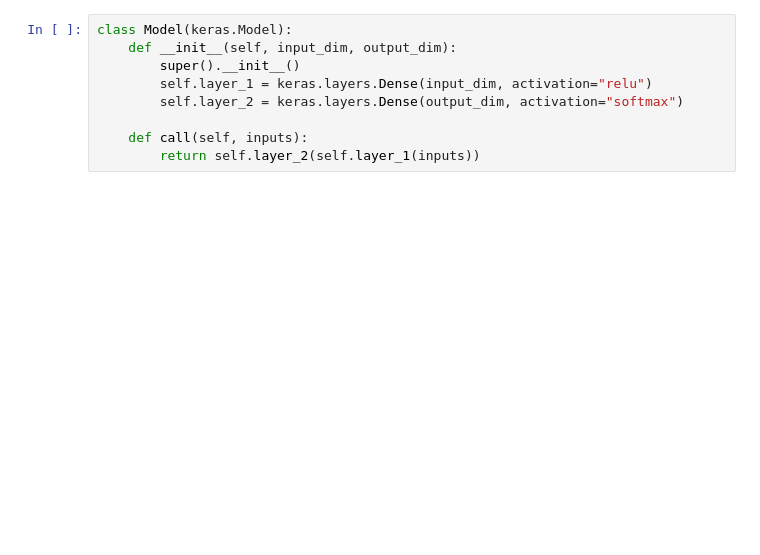
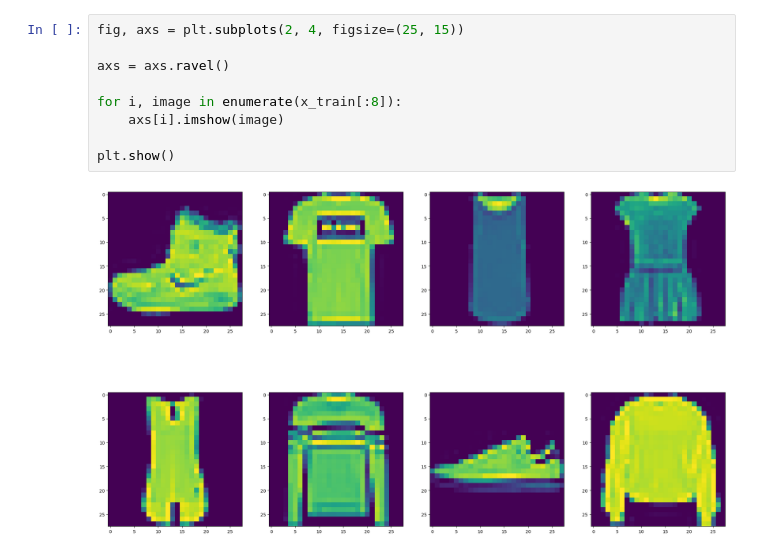
Before and after one commit to K-T-P/Computational-Intelligence-Course-Assignments, a Jupyter notebook: CI_HW2/Q5.ipynb, the cells around one changed output. Saved outputs shown, nothing was run; the diff lists cells and outputs as text; blank space fills up the shorter version.

```diff
--- a/CI_HW2/Q5.ipynb
+++ b/CI_HW2/Q5.ipynb
@@ -19,9 +12,11 @@ Downloading data from https://storage.googleapis.com/tensorflow/tf-keras-dataset
-# %%
-class Model(keras.Model):
-    def __init__(self, input_dim, output_dim):
-        super().__init__()
-        self.layer_1 = keras.layers.Dense(input_dim, activation="relu")
-        self.layer_2 = keras.layers.Dense(output_dim, activation="softmax")
-
-    def call(self, inputs):
-        return self.layer_2(self.layer_1(inputs))
+# %%
+fig, axs = plt.subplots(2, 4, figsize=(25, 15))
+
+axs = axs.ravel()
+
+for i, image in enumerate(x_train[:8]):
+    axs[i].imshow(image)
+
+plt.show()
+# %% [output]
+[figure, added]
```
Also changed, not shown: parts of 8 cells of this notebook.
